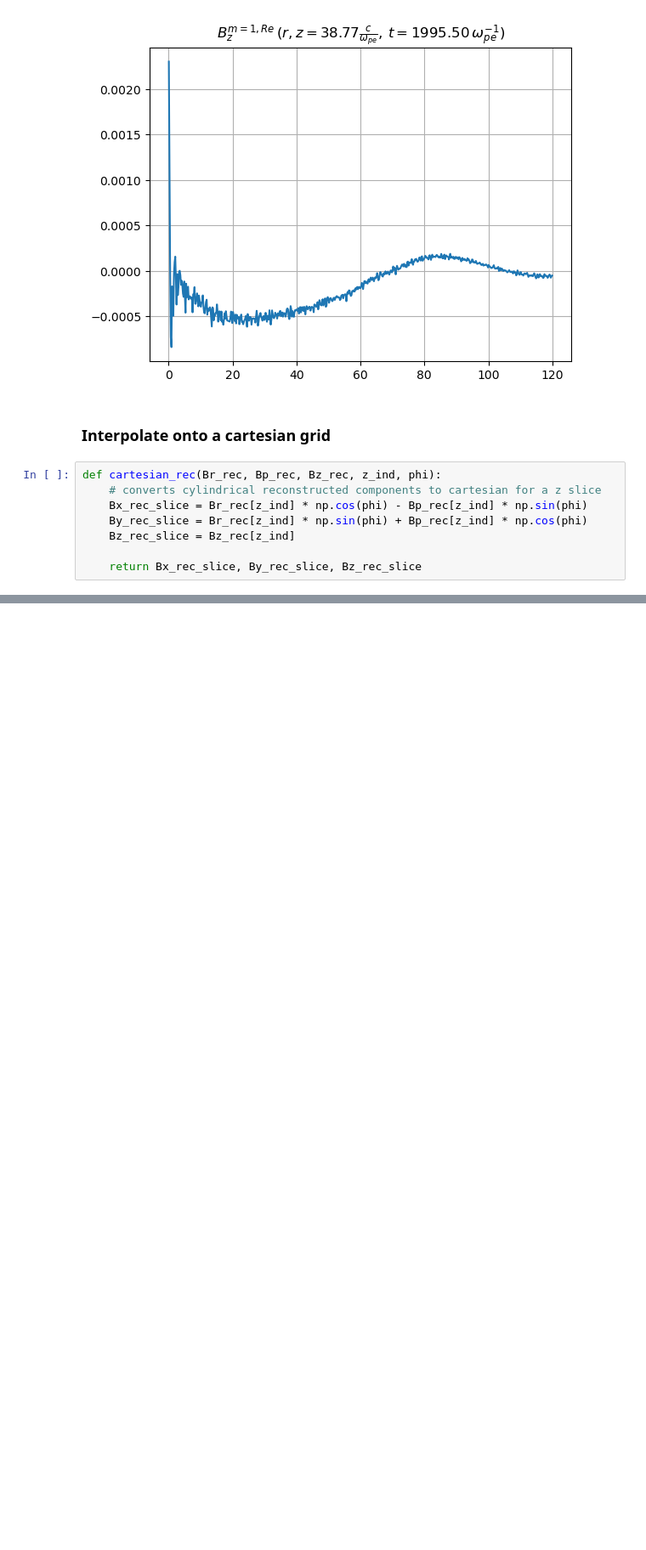
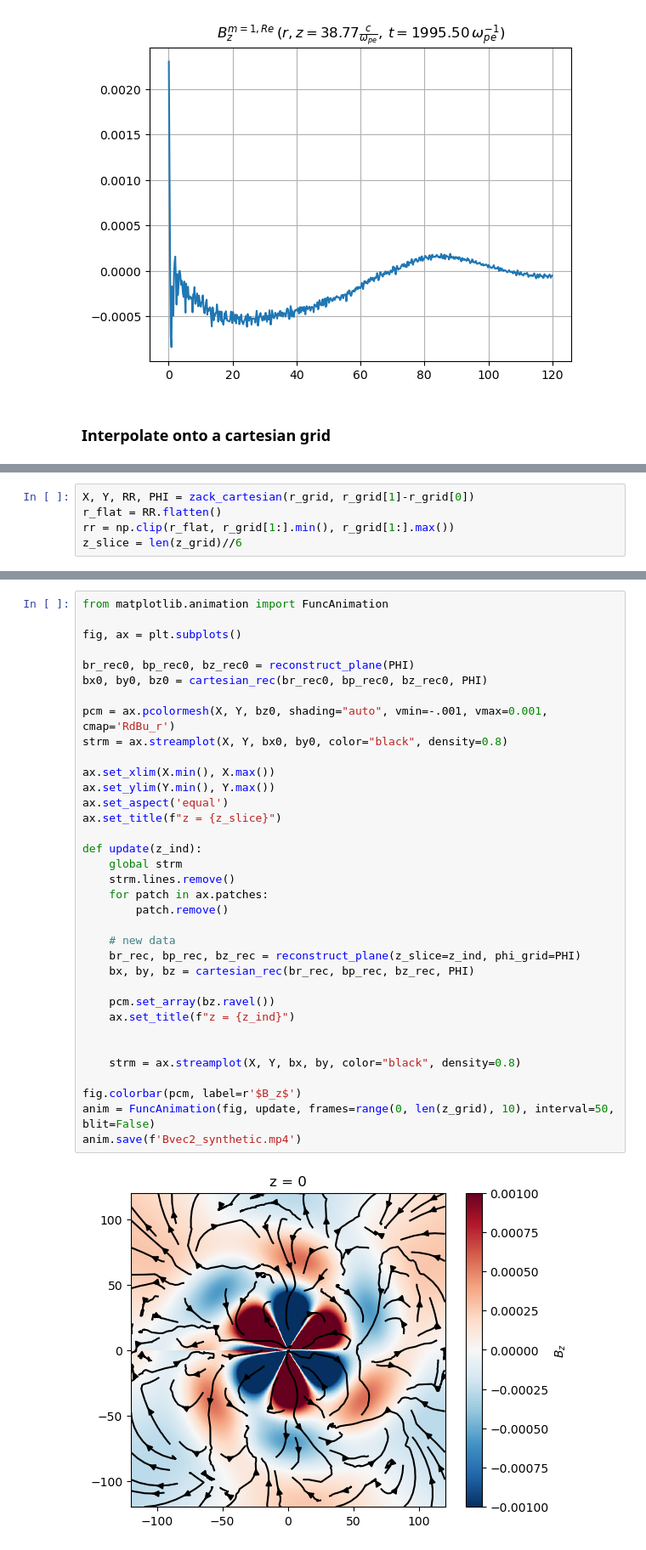
Before and after one commit to amoozing2539/Plasma_PINNS, a Jupyter notebook: mode_decomposition/osiris_data_interp/load_OSIRIS_data-interpolate_cartesian_grid.ipynb, the cells around one changed output, grey strips where cells are left out. Shown at 85% size. Drawn from its saved outputs; the diff is of its cells as text; blank space fills up the shorter version.

```diff
--- a/mode_decomposition/osiris_data_interp/load_OSIRIS_data-interpolate_cartesian_grid.ipynb
+++ b/mode_decomposition/osiris_data_interp/load_OSIRIS_data-interpolate_cartesian_grid.ipynb
@@ -153,11 +153,3 @@ plt.grid(True)
 [figure]
 # %% [markdown]
 ### Interpolate onto a cartesian grid
-# %%
-def cartesian_rec(Br_rec, Bp_rec, Bz_rec, z_ind, phi):
-    # converts cylindrical reconstructed components to cartesian for a z slice
-    Bx_rec_slice = Br_rec[z_ind] * np.cos(phi) - Bp_rec[z_ind] * np.sin(phi)
-    By_rec_slice = Br_rec[z_ind] * np.sin(phi) + Bp_rec[z_ind] * np.cos(phi)
-    Bz_rec_slice = Bz_rec[z_ind]
-
-    return Bx_rec_slice, By_rec_slice, Bz_rec_slice
@@ -346,0 +169,5 @@ anim.save(f'Bvec_z{i}.mp4')
+# %%
+X, Y, RR, PHI = zack_cartesian(r_grid, r_grid[1]-r_grid[0])
+r_flat = RR.flatten()
+rr = np.clip(r_flat, r_grid[1:].min(), r_grid[1:].max())
+z_slice = len(z_grid)//6
@@ -346,0 +221,37 @@ anim.save(f'Bvec_z{i}.mp4')
+# %%
+from matplotlib.animation import FuncAnimation
+
+fig, ax = plt.subplots()
+
+br_rec0, bp_rec0, bz_rec0 = reconstruct_plane(PHI)
+bx0, by0, bz0 = cartesian_rec(br_rec0, bp_rec0, bz_rec0, PHI)
+
+pcm = ax.pcolormesh(X, Y, bz0, shading="auto", vmin=-.001, vmax=0.001, cmap='RdBu_r')
+strm = ax.streamplot(X, Y, bx0, by0, color="black", density=0.8)
+
+ax.set_xlim(X.min(), X.max())
+ax.set_ylim(Y.min(), Y.max())
+ax.set_aspect('equal')
+ax.set_title(f"z = {z_slice}")
+
+def update(z_ind):
+    global strm
+    strm.lines.remove()
+    for patch in ax.patches:
+        patch.remove()
+
+    # new data
+    br_rec, bp_rec, bz_rec = reconstruct_plane(z_slice=z_ind, phi_grid=PHI)
+    bx, by, bz = cartesian_rec(br_rec, bp_rec, bz_rec, PHI)
+
+    pcm.set_array(bz.ravel())
+    ax.set_title(f"z = {z_ind}")
+
+
+    strm = ax.streamplot(X, Y, bx, by, color="black", density=0.8)
+
+fig.colorbar(pcm, label=r'$B_z$')
+anim = FuncAnimation(fig, update, frames=range(0, len(z_grid), 10), interval=50, blit=False)
+anim.save(f'Bvec2_synthetic.mp4')
+# %% [output]
+[figure, added]
```
Also changed, not shown: parts of 9 cells of this notebook, 4 other files.
